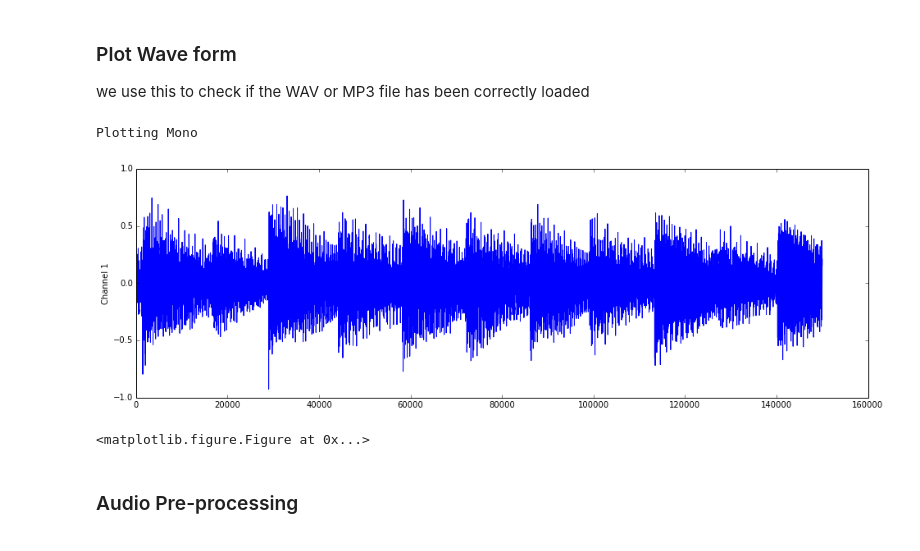
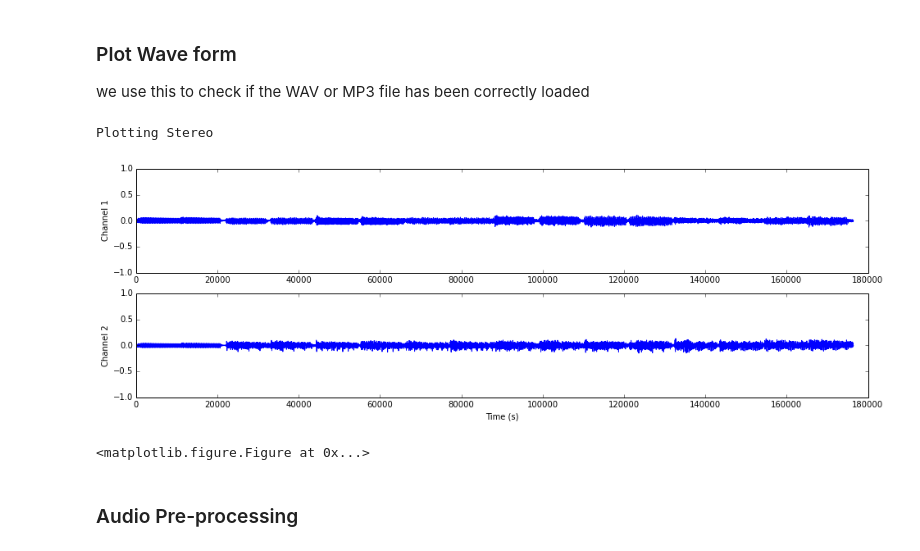
Before and after one commit to tuwien-musicir/rp_extract, a Jupyter notebook: RP_extract_Tutorial2.ipynb, the cells around one changed output. Cells and saved outputs as stored; diff of their text form; code cells hidden in the pictures.

```diff
--- a/RP_extract_Tutorial2.ipynb
+++ b/RP_extract_Tutorial2.ipynb
@@ -168,15 +168,15 @@ Successfully read audio file: music/myaudio.wav
 ### Plot Wave form
 we use this to check if the WAV or MP3 file has been correctly loaded
 # %%
-max_samples_plot = 150000 # limit number of samples to plot, to avoid graphical overflow
+max_samples_plot = 4 * samplerate # limit number of samples to plot (to 4 sec), to avoid graphical overflow
 
 if nsamples < max_samples_plot:
     max_samples_plot = nsamples
 
 plot_waveform(wavedata[0:max_samples_plot], 16, 5);
 # %% [output]
-Plotting Mono
+Plotting Stereo
-[figure, old version]
+[figure, new version]
 <matplotlib.figure.Figure at 0x...>
 # %% [markdown]
 ### Audio Pre-processing
```
Also changed, not shown: parts of 19 cells of this notebook.
